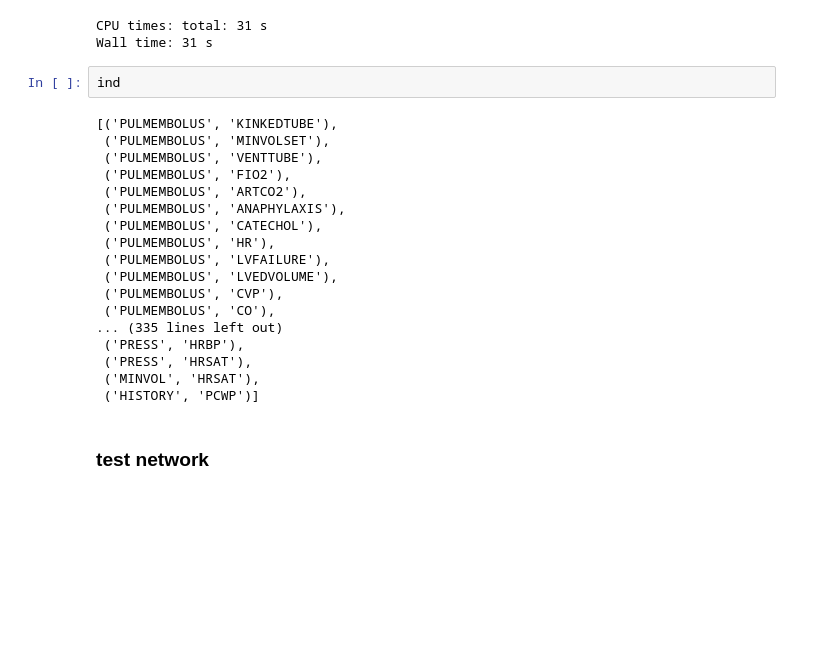
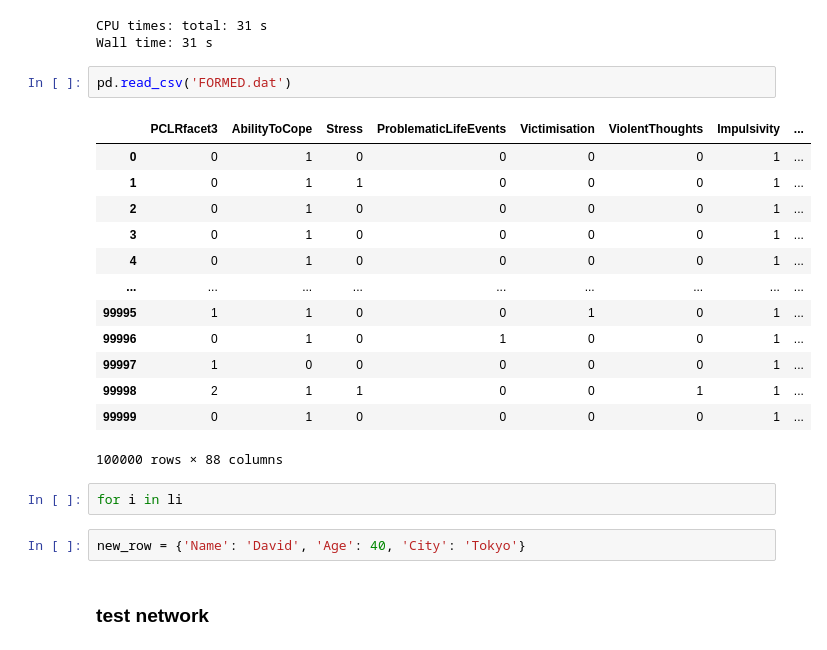
Before and after one commit to Elicit3495/ML_FYP, a Jupyter notebook: conditional.ipynb, the cells around one changed output. Cells and saved outputs as stored; diff of their text form; blank space fills up the shorter version.

```diff
--- a/conditional.ipynb
+++ b/conditional.ipynb
@@ -363,25 +374,25 @@ ind = PC_0(df_medium, 0.50, g_0)[1] + PC_final(g_0, adj, 1, df_medium, 0.50)[1]
 CPU times: total: 31 s
 Wall time: 31 s
 # %%
-ind
+pd.read_csv('FORMED.dat')
 # %% [output]
+|  | PCLRfacet3 | AbilityToCope | Stress | ProblematicLifeEvents | Victimisation | ViolentThoughts | Impulsivity | ... |
+| 0 | 0 | 1 | 0 | 0 | 0 | 0 | 1 | ... |
+| 1 | 0 | 1 | 1 | 0 | 0 | 0 | 1 | ... |
+| 2 | 0 | 1 | 0 | 0 | 0 | 0 | 1 | ... |
+| 3 | 0 | 1 | 0 | 0 | 0 | 0 | 1 | ... |
+| 4 | 0 | 1 | 0 | 0 | 0 | 0 | 1 | ... |
+| ... | ... | ... | ... | ... | ... | ... | ... | ... |
+| 99995 | 1 | 1 | 0 | 0 | 1 | 0 | 1 | ... |
+| 99996 | 0 | 1 | 0 | 1 | 0 | 0 | 1 | ... |
+| 99997 | 1 | 0 | 0 | 0 | 0 | 0 | 1 | ... |
+| 99998 | 2 | 1 | 1 | 0 | 0 | 1 | 1 | ... |
+| 99999 | 0 | 1 | 0 | 0 | 0 | 0 | 1 | ... |
-[('PULMEMBOLUS', 'KINKEDTUBE'),
- ('PULMEMBOLUS', 'MINVOLSET'),
- ('PULMEMBOLUS', 'VENTTUBE'),
- ('PULMEMBOLUS', 'FIO2'),
- ('PULMEMBOLUS', 'ARTCO2'),
- ('PULMEMBOLUS', 'ANAPHYLAXIS'),
- ('PULMEMBOLUS', 'CATECHOL'),
- ('PULMEMBOLUS', 'HR'),
- ('PULMEMBOLUS', 'LVFAILURE'),
- ('PULMEMBOLUS', 'LVEDVOLUME'),
- ('PULMEMBOLUS', 'CVP'),
- ('PULMEMBOLUS', 'CO'),
-... (335 lines left out)
- ('PRESS', 'HRBP'),
- ('PRESS', 'HRSAT'),
- ('MINVOL', 'HRSAT'),
- ('HISTORY', 'PCWP')]
+100000 rows × 88 columns
+# %%
+for i in li
+# %%
+new_row = {'Name': 'David', 'Age': 40, 'City': 'Tokyo'}
 # %% [markdown]
 ### test network
 # %%
```
Also changed, not shown: parts of 7 cells of this notebook, 10 other files.
